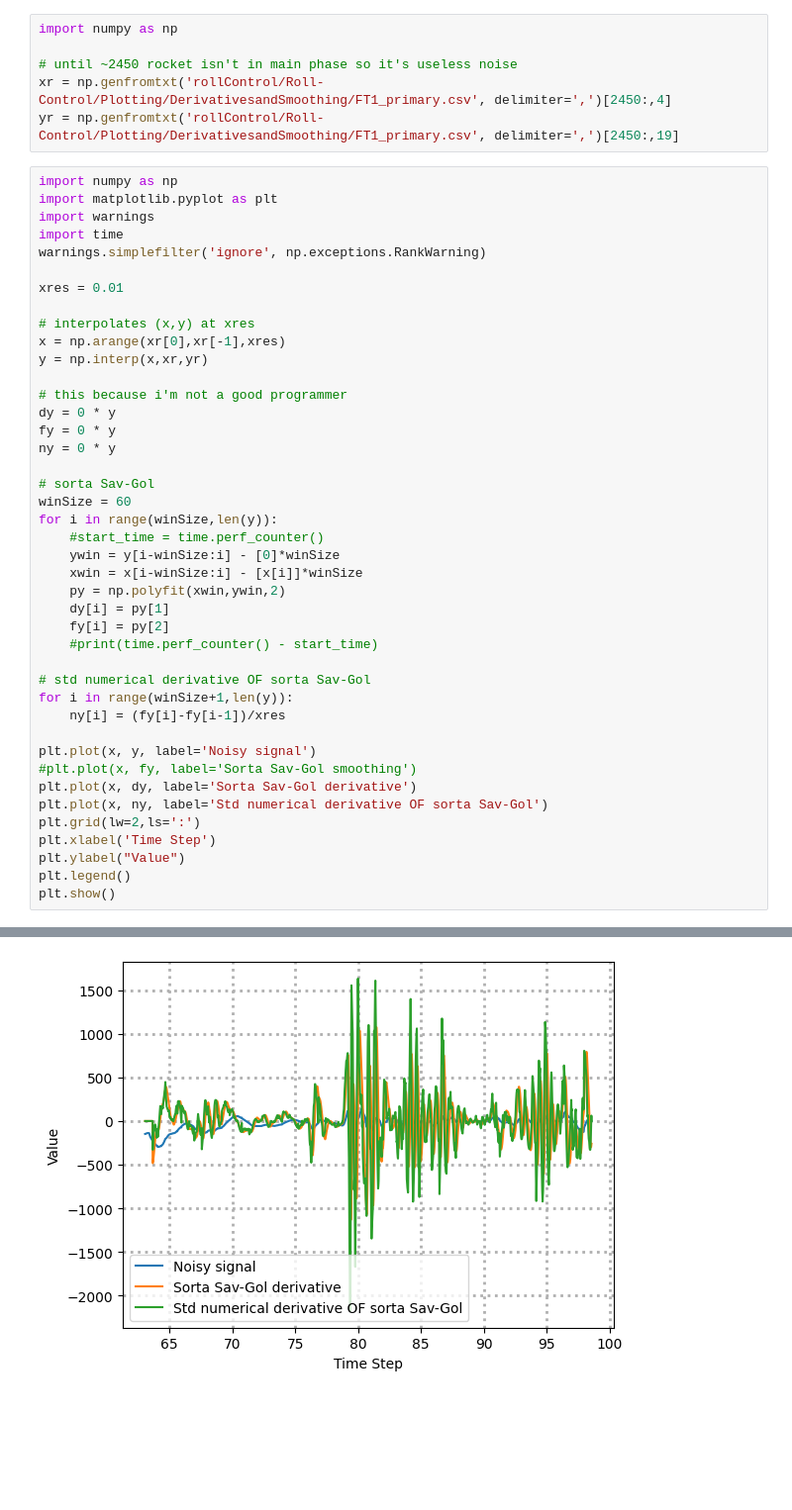
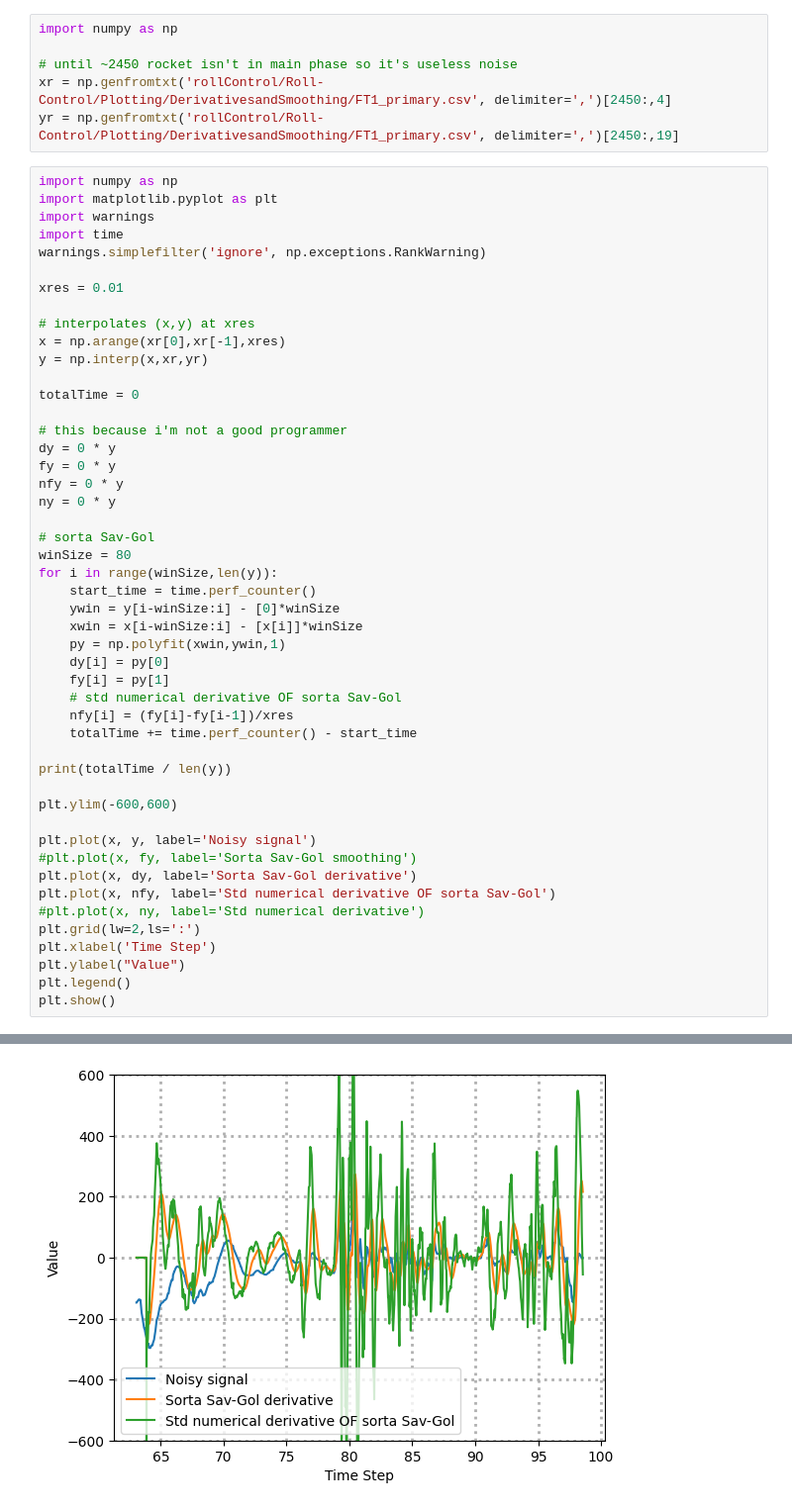
Before and after one commit to NUSTARS/Roll-Control, a Jupyter notebook: Plotting/DerivativesandSmoothing/derivativesandsmoothing.ipynb, the cells around one changed output, grey strips where cells are left out. Shown: that part at 99% size. Saved outputs shown, nothing was run; the diff lists cells and outputs as text; blank space fills up the shorter version.

Commit message:
ipynb file for smoothing and derivatives

```diff
--- a/Plotting/DerivativesandSmoothing/derivativesandsmoothing.ipynb
+++ b/Plotting/DerivativesandSmoothing/derivativesandsmoothing.ipynb
@@ -17,30 +17,36 @@ xres = 0.01
 x = np.arange(xr[0],xr[-1],xres)
 y = np.interp(x,xr,yr)
 
+totalTime = 0
+
 # this because i'm not a good programmer
 dy = 0 * y
 fy = 0 * y
+nfy = 0 * y
 ny = 0 * y
 
 # sorta Sav-Gol
-winSize = 60
+winSize = 80
 for i in range(winSize,len(y)):
-    #start_time = time.perf_counter()
+    start_time = time.perf_counter()
     ywin = y[i-winSize:i] - [0]*winSize
     xwin = x[i-winSize:i] - [x[i]]*winSize
-    py = np.polyfit(xwin,ywin,2)
-    dy[i] = py[1]
-    fy[i] = py[2]
-    #print(time.perf_counter() - start_time)
+    py = np.polyfit(xwin,ywin,1)
+    dy[i] = py[0]
+    fy[i] = py[1]
+    # std numerical derivative OF sorta Sav-Gol
+    nfy[i] = (fy[i]-fy[i-1])/xres
+    totalTime += time.perf_counter() - start_time
 
-# std numerical derivative OF sorta Sav-Gol
-for i in range(winSize+1,len(y)):
-    ny[i] = (fy[i]-fy[i-1])/xres
+print(totalTime / len(y))
+
+plt.ylim(-600,600)
 
 plt.plot(x, y, label='Noisy signal')
 #plt.plot(x, fy, label='Sorta Sav-Gol smoothing')
 plt.plot(x, dy, label='Sorta Sav-Gol derivative')
-plt.plot(x, ny, label='Std numerical derivative OF sorta Sav-Gol')
+plt.plot(x, nfy, label='Std numerical derivative OF sorta Sav-Gol')
+#plt.plot(x, ny, label='Std numerical derivative')
 plt.grid(lw=2,ls=':')
 plt.xlabel('Time Step')
 plt.ylabel("Value")
@@ -50 +57 @@ plt.show()
-[figure, old version]
+[figure, new version]
```
Also changed, not shown: parts of 1 cell of this notebook.
